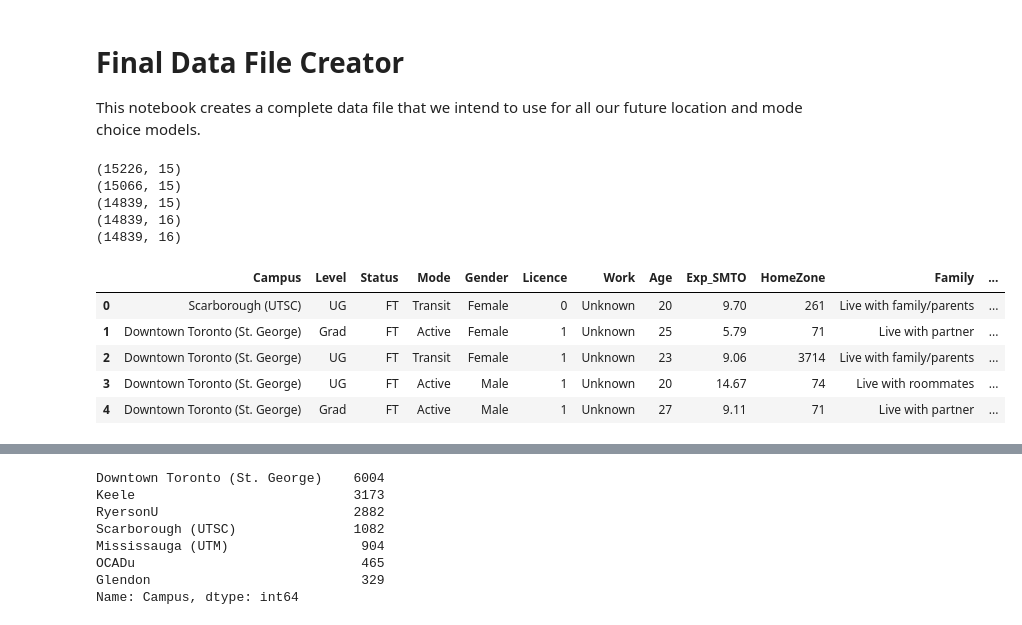
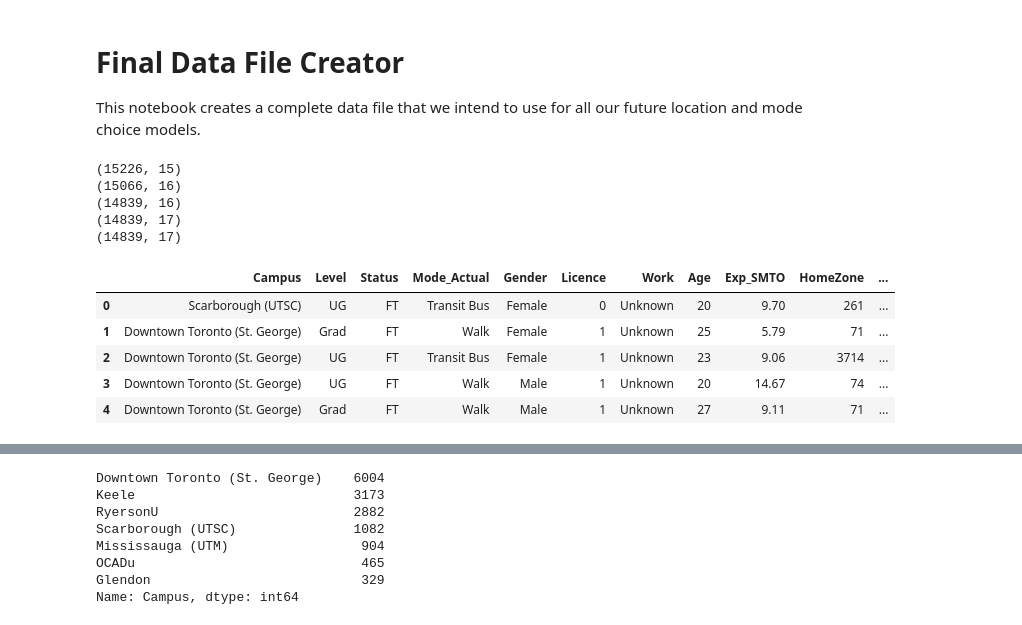
Before and after one commit to gonzaloMS-2000/PORPOS-TMG, a Jupyter notebook: Data/Final_Data_File_Creator.ipynb, the cells around one changed output, grey strips where cells are left out. Saved outputs shown, nothing was run; the diff lists cells and outputs as text; code cells hidden in the pictures.

Commit message:
final input data

```diff
--- a/Data/Final_Data_File_Creator.ipynb
+++ b/Data/Final_Data_File_Creator.ipynb
@@ -11,47 +11,60 @@ hh_df = pd.read_csv('SMTO_2015/SMTO_2015_Households.csv')
 ps_df = pd.read_csv('SMTO_2015/SMTO_2015_Respondents.csv')
 campus_info = pd.read_csv('SMTO_2015/Campus_Info.csv')
 
+# List of campus' TTS zones from Joven's MOE data
+campus_zones = list(campus_info['Zone'])
+school_codes = list(campus_info['Code'])
+
+# List of University Information from OUAC
+uni_info = pd.read_csv('Uni_Info.csv')
+uni_info = uni_info.set_index('University')
+
 # Load relevant columns
 df = ps_df[['pscampusattend', 'personstatusgrad', 'personstatustime','psmainmodefalltypical', 'pscmpgender','psdrivinglicenseownerflag','psworknumhoursperweek','psage','psexpfactor']]
 df = df.join(hh_df[['HmTTS2006', 'hhlivingsituation', 'hhcarnumber','hhnumyoungerthan18','hhnumolderorequalto18','hhincomelevel']])
 
-df = df.rename(columns={'HmTTS2006': 'HomeZone', 'pscampusattend': 'Campus', 'hhlivingsituation': 'Family', 'psmainmodefalltypical': 'Mode',
+df = df.rename(columns={'HmTTS2006': 'HomeZone', 'pscampusattend': 'Campus', 'hhlivingsituation': 'Family', 'psmainmodefalltypical': 'Mode_Actual',
                        'personstatusgrad': 'Level', 'personstatustime': 'Status', 'psuniversityinvolvednumyears': 'Years', 'hhcarnumber': 'Cars',
                        'hhincomelevel': 'Income', 'pscmpgender': 'Gender', 'psdrivinglicenseownerflag': 'Licence', 'psworknumhoursperweek': 'Work',
                        'hhnumyoungerthan18': 'Children', 'hhnumolderorequalto18':'Adults', 'psage': 'Age','psexpfactor': 'Exp_SMTO'})
 
 
 mode_name_to_num = {"Car - Driver alone": "Auto", "Car - Driver with passenger(s)": "Auto", "Car - Passenger": "Auto", "Taxi": "Auto",
                     "Transit Bus": "Transit", "Streetcar": "Transit", "Subway/RT": "Transit", "GO Bus": "Transit", "GO Train": "Transit",
                     "Walk": "Active", "Bicycle": "Active"}
 print(df.shape)
 
-df.replace({'Mode': mode_name_to_num}, inplace=True)
+# Make Aggregate Mode Column
+df['Mode'] = df['Mode_Actual'].replace(mode_name_to_num)
 df = df[(df['Mode'] == "Auto") | (df['Mode'] == "Transit") | (df['Mode'] == "Active")]
 print(df.shape)
 
 df['Work'].fillna('Unknown', inplace=True) # Fill 11,000 Work NaNs with "Unknowns"
 df = df.dropna() # Remove rows with missing data
 print(df.shape)
 
 # Convert Campus column to numerical column
 df['CampusZone'] = df["Campus"].apply(lambda x: campus_info.Zone[campus_info['School'] == x].tolist()[0])
 print(df.shape)
 
 # Convert columns to numerical
 df['HomeZone'] = pd.to_numeric(df['HomeZone'], downcast='signed')
 
 print(df.shape)
+
+# Add column with school codes
+df['School_Codes'] = df['Campus'].apply(lambda x: uni_info['Code'][x])
+
 df.head()
 # %% [output]
 (15226, 15)
-(15066, 15)
-(14839, 15)
+(15066, 16)
 (14839, 16)
-(14839, 16)
+(14839, 17)
+(14839, 17)
-|  | Campus | Level | Status | Mode | Gender | Licence | Work | Age | Exp_SMTO | HomeZone | Family | ... |
-| 0 | Scarborough (UTSC) | UG | FT | Transit | Female | 0 | Unknown | 20 | 9.70 | 261 | Live with family/parents | ... |
-| 1 | Downtown Toronto (St. George) | Grad | FT | Active | Female | 1 | Unknown | 25 | 5.79 | 71 | Live with partner | ... |
-| 2 | Downtown Toronto (St. George) | UG | FT | Transit | Female | 1 | Unknown | 23 | 9.06 | 3714 | Live with family/parents | ... |
-| 3 | Downtown Toronto (St. George) | UG | FT | Active | Male | 1 | Unknown | 20 | 14.67 | 74 | Live with roommates | ... |
-| 4 | Downtown Toronto (St. George) | Grad | FT | Active | Male | 1 | Unknown | 27 | 9.11 | 71 | Live with partner | ... |
+|  | Campus | Level | Status | Mode_Actual | Gender | Licence | Work | Age | Exp_SMTO | HomeZone | ... |
+| 0 | Scarborough (UTSC) | UG | FT | Transit Bus | Female | 0 | Unknown | 20 | 9.70 | 261 | ... |
+| 1 | Downtown Toronto (St. George) | Grad | FT | Walk | Female | 1 | Unknown | 25 | 5.79 | 71 | ... |
+| 2 | Downtown Toronto (St. George) | UG | FT | Transit Bus | Female | 1 | Unknown | 23 | 9.06 | 3714 | ... |
+| 3 | Downtown Toronto (St. George) | UG | FT | Walk | Male | 1 | Unknown | 20 | 14.67 | 74 | ... |
+| 4 | Downtown Toronto (St. George) | Grad | FT | Walk | Male | 1 | Unknown | 27 | 9.11 | 71 | ... |
```
Also changed, not shown: parts of 12 cells of this notebook, 1 other file.
